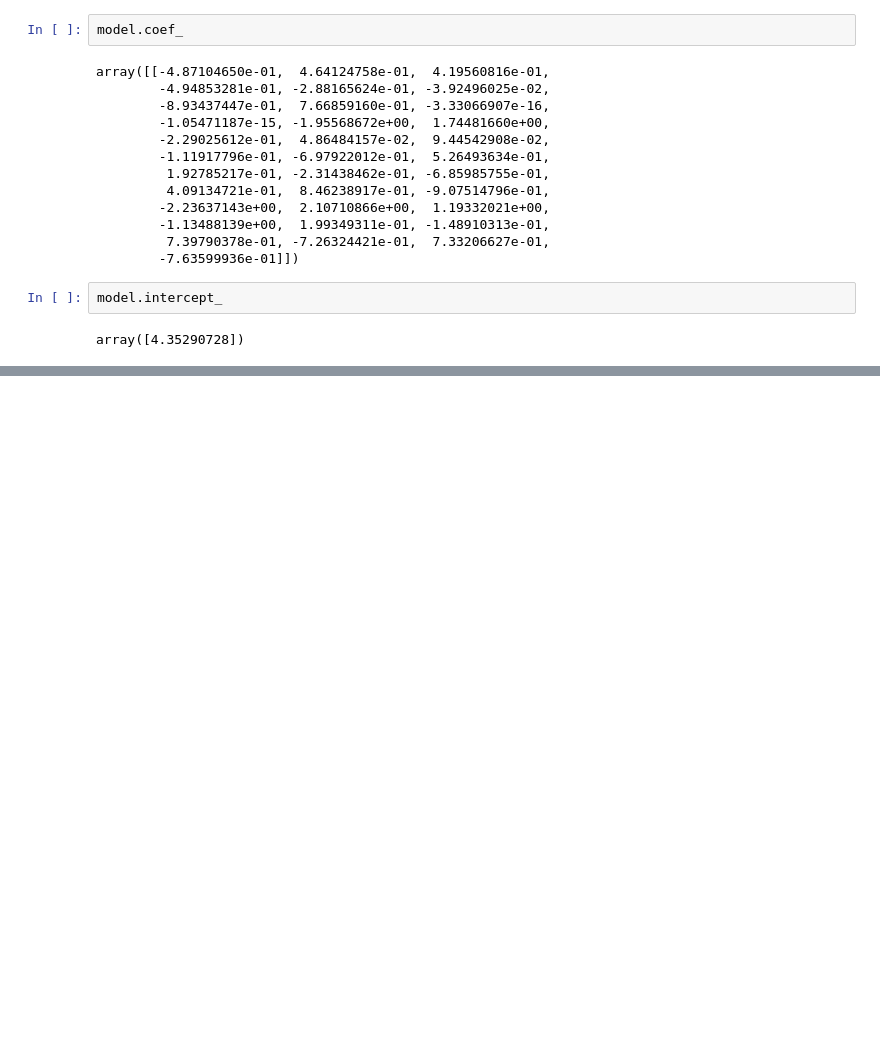
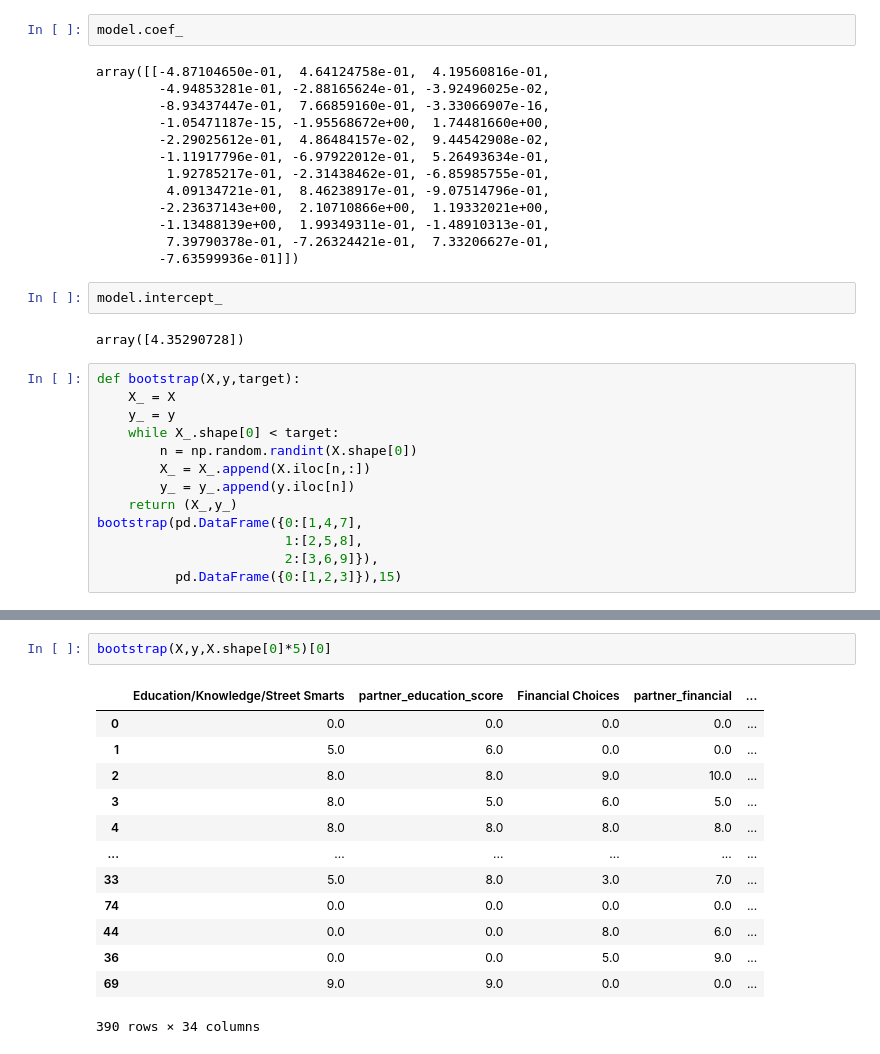
Before and after one commit to zoeycharif/theloveformula, a Jupyter notebook: survey_data.ipynb, the cells around one changed output, grey strips where cells are left out. Saved outputs shown, nothing was run; the diff lists cells and outputs as text; blank space fills up the shorter version.

Commit message:
naive bootstrap

```diff
--- a/survey_data.ipynb
+++ b/survey_data.ipynb
@@ -237,3 +237,16 @@ array([[-4.87104650e-01,  4.64124758e-01,  4.19560816e-01,
 model.intercept_
 # %% [output]
 array([4.35290728])
+# %%
+def bootstrap(X,y,target):
+    X_ = X
+    y_ = y
+    while X_.shape[0] < target:
+        n = np.random.randint(X.shape[0])
+        X_ = X_.append(X.iloc[n,:])
+        y_ = y_.append(y.iloc[n])
+    return (X_,y_)
+bootstrap(pd.DataFrame({0:[1,4,7],
+                        1:[2,5,8],
+                        2:[3,6,9]}),
+          pd.DataFrame({0:[1,2,3]}),15)
@@ -239,0 +271,16 @@ array([4.35290728])
+# %%
+bootstrap(X,y,X.shape[0]*5)[0]
+# %% [output]
+|  | Education/Knowledge/Street Smarts | partner_education_score | Financial Choices | partner_financial | ... |
+| 0 | 0.0 | 0.0 | 0.0 | 0.0 | ... |
+| 1 | 5.0 | 6.0 | 0.0 | 0.0 | ... |
+| 2 | 8.0 | 8.0 | 9.0 | 10.0 | ... |
+| 3 | 8.0 | 5.0 | 6.0 | 5.0 | ... |
+| 4 | 8.0 | 8.0 | 8.0 | 8.0 | ... |
+| ... | ... | ... | ... | ... | ... |
+| 33 | 5.0 | 8.0 | 3.0 | 7.0 | ... |
+| 74 | 0.0 | 0.0 | 0.0 | 0.0 | ... |
+| 44 | 0.0 | 0.0 | 8.0 | 6.0 | ... |
+| 36 | 0.0 | 0.0 | 5.0 | 9.0 | ... |
+| 69 | 9.0 | 9.0 | 0.0 | 0.0 | ... |
+390 rows × 34 columns
```
Also changed, not shown: parts of 3 cells of this notebook.
